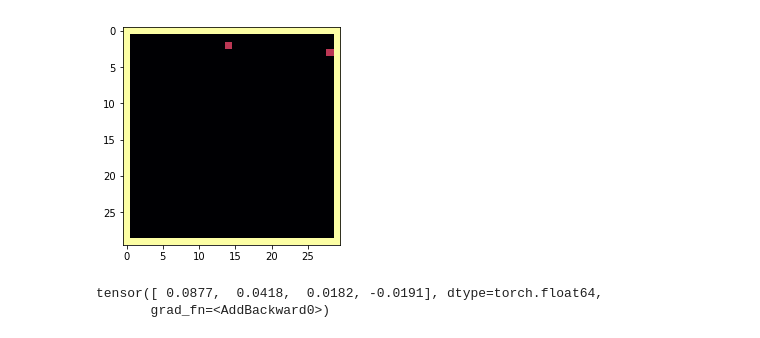
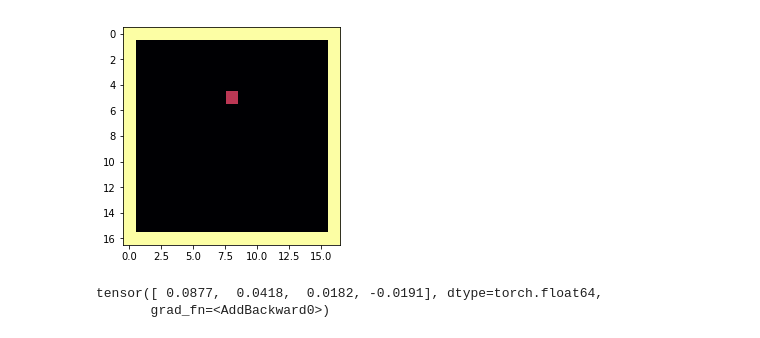
Before and after one commit to championballer/Sem7Project, a Jupyter notebook: SnakeAgent.ipynb, the cells around one changed output. Cells and saved outputs as stored; diff of their text form; code cells hidden in the pictures.

Commit message:
Updated SnakeRL notebook

```diff
--- a/SnakeAgent.ipynb
+++ b/SnakeAgent.ipynb
@@ -15,5 +12,5 @@ The autoreload extension is already loaded. To reload it, use:
 # %%
-env = SnakeEnv(30,30)
+env = SnakeEnv(17,17)
 env.reset(1)
 
 print(env.observation_space)
@@ -602,2 +584,2 @@ print(env.grid)
 # %%
-snake1 = Agent(900,4,1)
+snake1 = Agent(289,4,1)
@@ -609,21 +588,28 @@ action
 # %%
 timesteps = 400
-epochs = 1000
+epochs = 10000
 max_reward = 0
 rewards = {}
+action_frequency = {}
+action_frequency[0] = 0
+action_frequency[1] = 0
+action_frequency[2] = 0
+action_frequency[3] = 0
 game_images = {}
 epsilon = 1.
+final_epsilon = 0.01
+
+# epsilon_decay = 0.999
 for i in range(epochs):
 
-    if i%100==0:
-        epsilon=max(0.01,epsilon-0.00001)
+    if i%10==0:
+        epsilon = max(final_epsilon, epsilon-0.001)
     iterations = 0
     env.reset(1)
     images = []
     while True:
         a = tuple([snake1.act(env.grid,epsilon)])
-        #print(a)
-        #print(type(a))
+        action_frequency[a[0]] += 1
         state,reward,done,_ = env.step(a)
         iterations+=1
         images.append(env.grid)
@@ -669,10 +729,14 @@ episode: 999 max reward: 3
 # %%
-for i in range(len(game_images[3])):
+#f.write("17*17,100000,70,0.00001 eps decay, Reward structure modified")
 
-    img = game_images[3][i]
+for i in range(len(game_images[25])):
+
+    img = game_images[25][i]
     plt.imshow(img,cmap='inferno')
-    #plt.savefig('./Output/output'+str(i)+'.png')
+    #plt.savefig("./Output/output"+str(output)+"/plot"+str(i)+".png")
     plt.show()
     clear_output(wait=True)
+
+#output+=1
 # %% [output]
-[figure, old version]
+[figure, new version]
```
Also changed, not shown: parts of 21 cells of this notebook, 1 other file.
